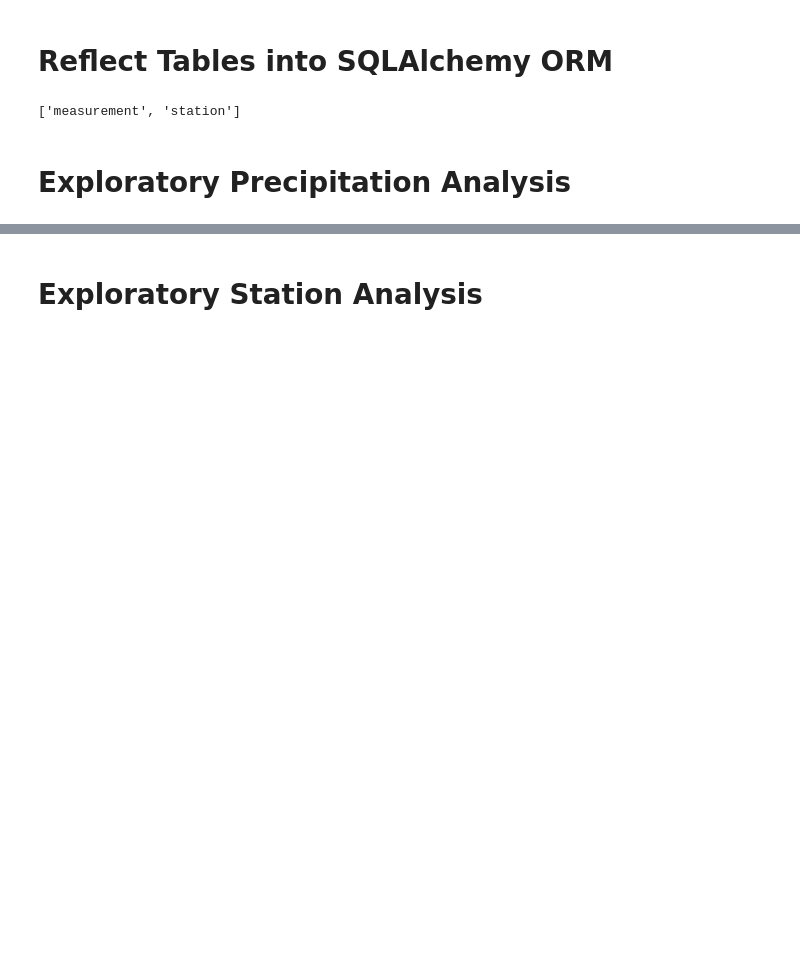
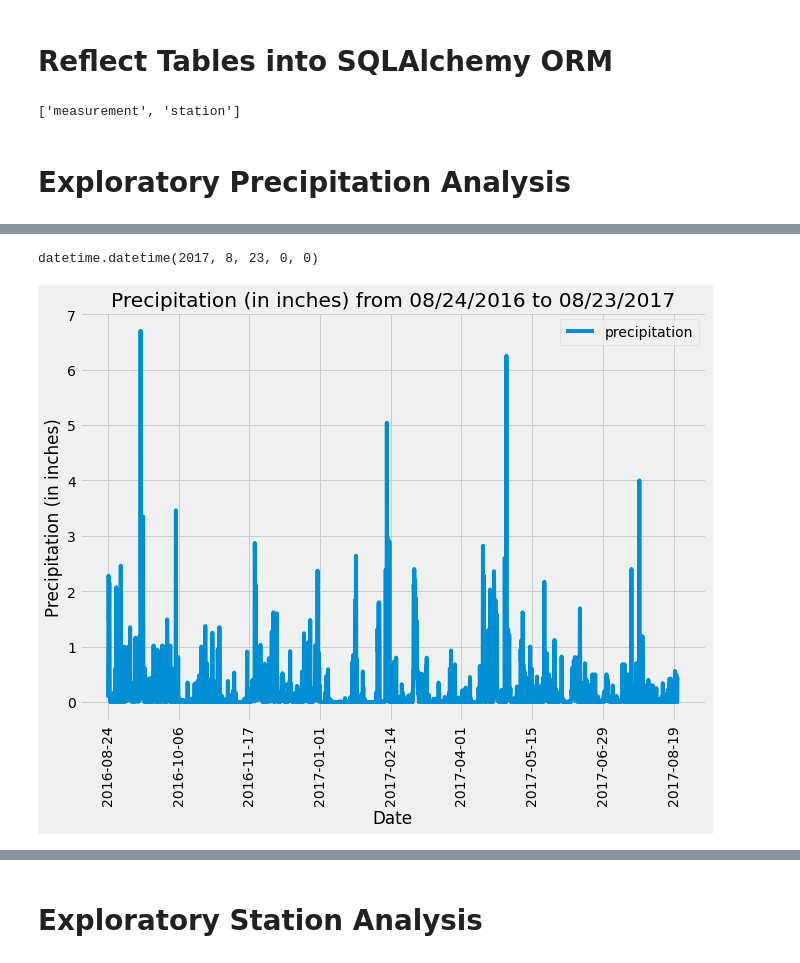
Before and after one commit to luchovzla/sqlalchemy-challenge, a Jupyter notebook: climate_starter.ipynb, the cells around one changed output, grey strips where cells are left out. Saved outputs shown, nothing was run; the diff lists cells and outputs as text; code cells hidden in the pictures; blank space fills up the shorter version.

Commit message:
Completed precipitation plot

```diff
--- a/climate_starter.ipynb
+++ b/climate_starter.ipynb
@@ -45,19 +66,43 @@ session = Session(engine)
 # %%
 # Find the most recent date in the data set.
+
+most_recent_date = session.query(Measurement.date).order_by(Measurement.date.desc()).first()
+most_recent_datetime = dt.datetime.strptime(most_recent_date[0], "%Y-%m-%d")
+most_recent_datetime
+# %% [output]
+datetime.datetime(2017, 8, 23, 0, 0)
 # %%
 # Design a query to retrieve the last 12 months of precipitation data and plot the results.
 # Starting from the most recent data point in the database.
 
 # Calculate the date one year from the last date in data set.
 
+one_year_before = most_recent_datetime - dt.timedelta(days = 365)
 
 # Perform a query to retrieve the data and precipitation scores
 
+prcp_12_months = session.query(Measurement.date, Measurement.prcp).\
+    filter(Measurement.date >= one_year_before).\
+    all()
 
 # Save the query results as a Pandas DataFrame and set the index to the date column
 
+prcp_df = pd.DataFrame(prcp_12_months, columns = ['date', 'precipitation'])
+prcp_df.dropna(inplace = True)
+prcp_df.set_index('date', inplace = True)
 
 # Sort the dataframe by date
 
+prcp_df.sort_values('date', inplace = True)
+prcp_df.head()
 
-# Use Pandas Plotting with Matplotlib to plot the data
+# # Use Pandas Plotting with Matplotlib to plot the data
+
+prcp_df.plot(figsize = (10, 7), rot = 90)
+plt.grid(True)
+plt.xlabel("Date")
+plt.ylabel("Precipitation (in inches)")
+plt.title("Precipitation (in inches) from 08/24/2016 to 08/23/2017")
+plt.show()
+# %% [output]
+[figure, added]
```
Also changed, not shown: parts of 6 cells of this notebook, 7 other files.
